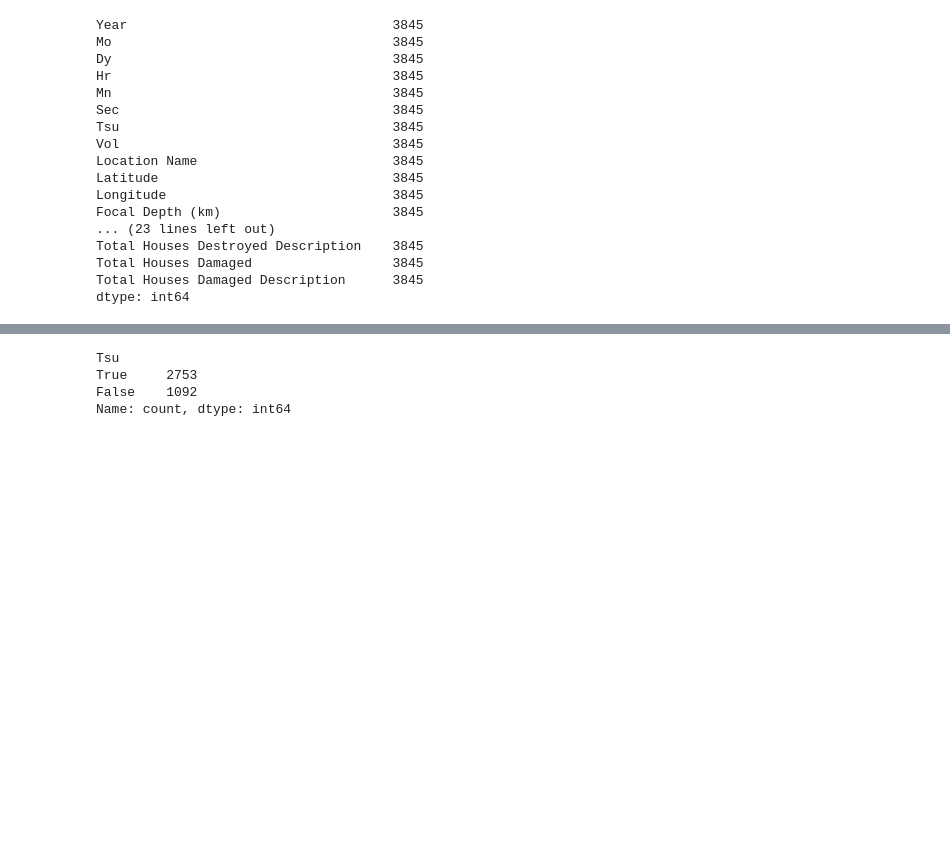
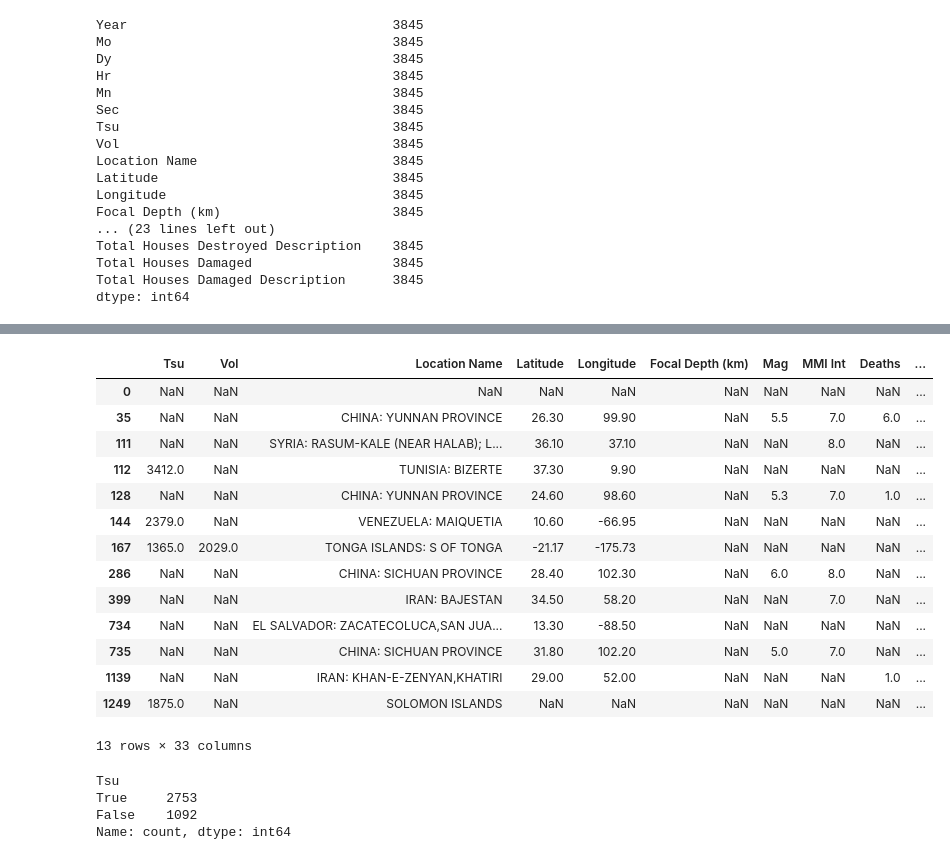
Before and after one commit to firatcell/Earthquakes_mid_bootcamp_project, a Jupyter notebook: notebooks/Datacleaning.ipynb, the cells around one changed output, grey strips where cells are left out. Saved outputs shown, nothing was run; the diff lists cells and outputs as text; code cells hidden in the pictures; blank space fills up the shorter version.

```diff
--- a/notebooks/Datacleaning.ipynb
+++ b/notebooks/Datacleaning.ipynb
@@ -94,3 +94,9 @@ data['Datetime'] = pd.to_datetime(data['Year'].astype(int).astype(str) + '-' +
                                   errors='coerce')
 # %%
 data = data.drop(columns=['Year', 'Mo', 'Dy', 'Hr', 'Mn', 'Sec'])
+# %%
+data['Datetime'] = pd.to_datetime(data['Datetime'], format='%Y-%m-%d %H:%M:%S', errors='coerce')
+
+# Filter rows with NaT values
+invalid_dates = data[data['Datetime'].isna()]['Datetime']
+print(invalid_dates)
@@ -97,3 +118,21 @@ data = data.drop(columns=['Year', 'Mo', 'Dy', 'Hr', 'Mn', 'Sec'])
+# %%
+data.loc[data['Datetime'].isna()]
+# %% [output]
+|  | Tsu | Vol | Location Name | Latitude | Longitude | Focal Depth (km) | Mag | MMI Int | Deaths | ... |
+| 0 | NaN | NaN | NaN | NaN | NaN | NaN | NaN | NaN | NaN | ... |
+| 35 | NaN | NaN | CHINA: YUNNAN PROVINCE | 26.30 | 99.90 | NaN | 5.5 | 7.0 | 6.0 | ... |
+| 111 | NaN | NaN | SYRIA: RASUM-KALE (NEAR HALAB); L... | 36.10 | 37.10 | NaN | NaN | 8.0 | NaN | ... |
+| 112 | 3412.0 | NaN | TUNISIA: BIZERTE | 37.30 | 9.90 | NaN | NaN | NaN | NaN | ... |
+| 128 | NaN | NaN | CHINA: YUNNAN PROVINCE | 24.60 | 98.60 | NaN | 5.3 | 7.0 | 1.0 | ... |
+| 144 | 2379.0 | NaN | VENEZUELA: MAIQUETIA | 10.60 | -66.95 | NaN | NaN | NaN | NaN | ... |
+| 167 | 1365.0 | 2029.0 | TONGA ISLANDS: S OF TONGA | -21.17 | -175.73 | NaN | NaN | NaN | NaN | ... |
+| 286 | NaN | NaN | CHINA: SICHUAN PROVINCE | 28.40 | 102.30 | NaN | 6.0 | 8.0 | NaN | ... |
+| 399 | NaN | NaN | IRAN: BAJESTAN | 34.50 | 58.20 | NaN | NaN | 7.0 | NaN | ... |
+| 734 | NaN | NaN | EL SALVADOR: ZACATECOLUCA,SAN JUA... | 13.30 | -88.50 | NaN | NaN | NaN | NaN | ... |
+| 735 | NaN | NaN | CHINA: SICHUAN PROVINCE | 31.80 | 102.20 | NaN | 5.0 | 7.0 | NaN | ... |
+| 1139 | NaN | NaN | IRAN: KHAN-E-ZENYAN,KHATIRI | 29.00 | 52.00 | NaN | NaN | NaN | 1.0 | ... |
+| 1249 | 1875.0 | NaN | SOLOMON ISLANDS | NaN | NaN | NaN | NaN | NaN | NaN | ... |
+13 rows × 33 columns
 # %%
 tsu_na_counts = data['Tsu'].isna().value_counts()
 tsu_na_counts
```
Also changed, not shown: parts of 8 cells of this notebook, 2 other files.
